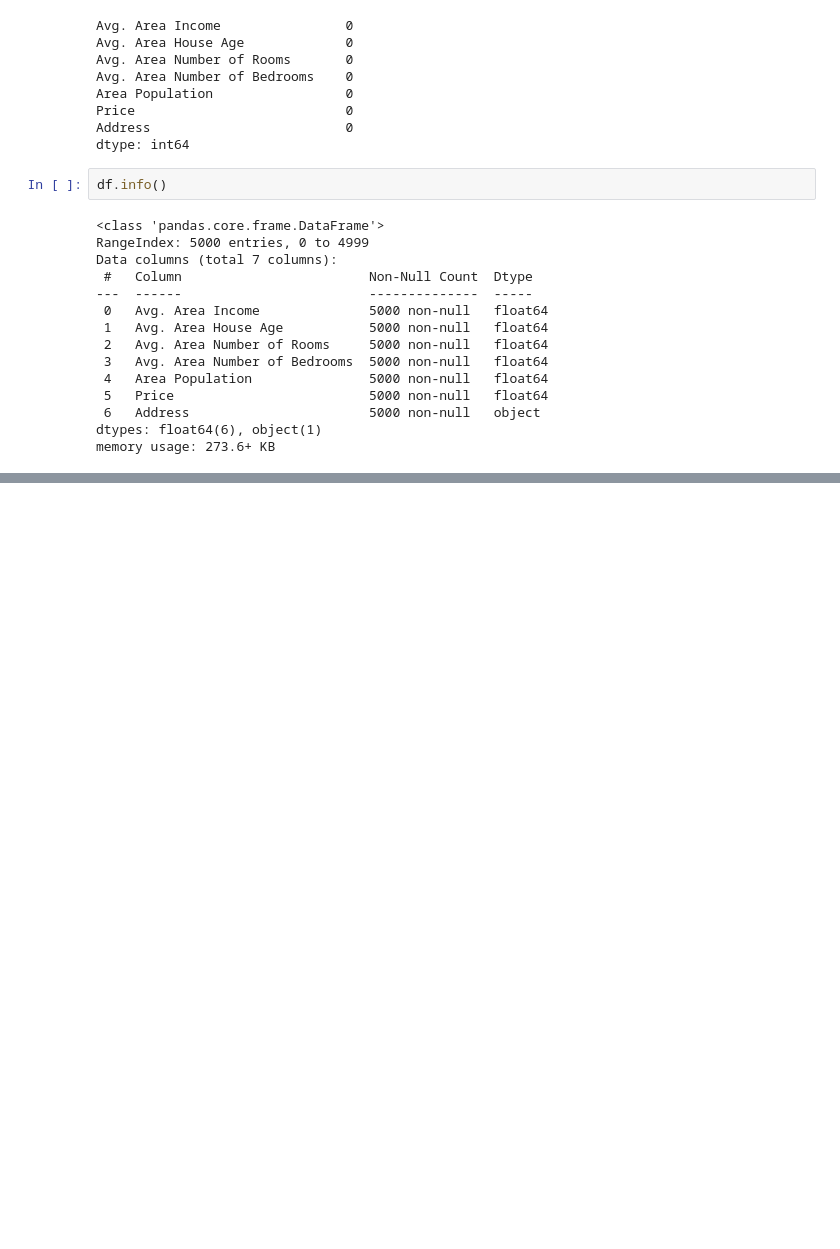
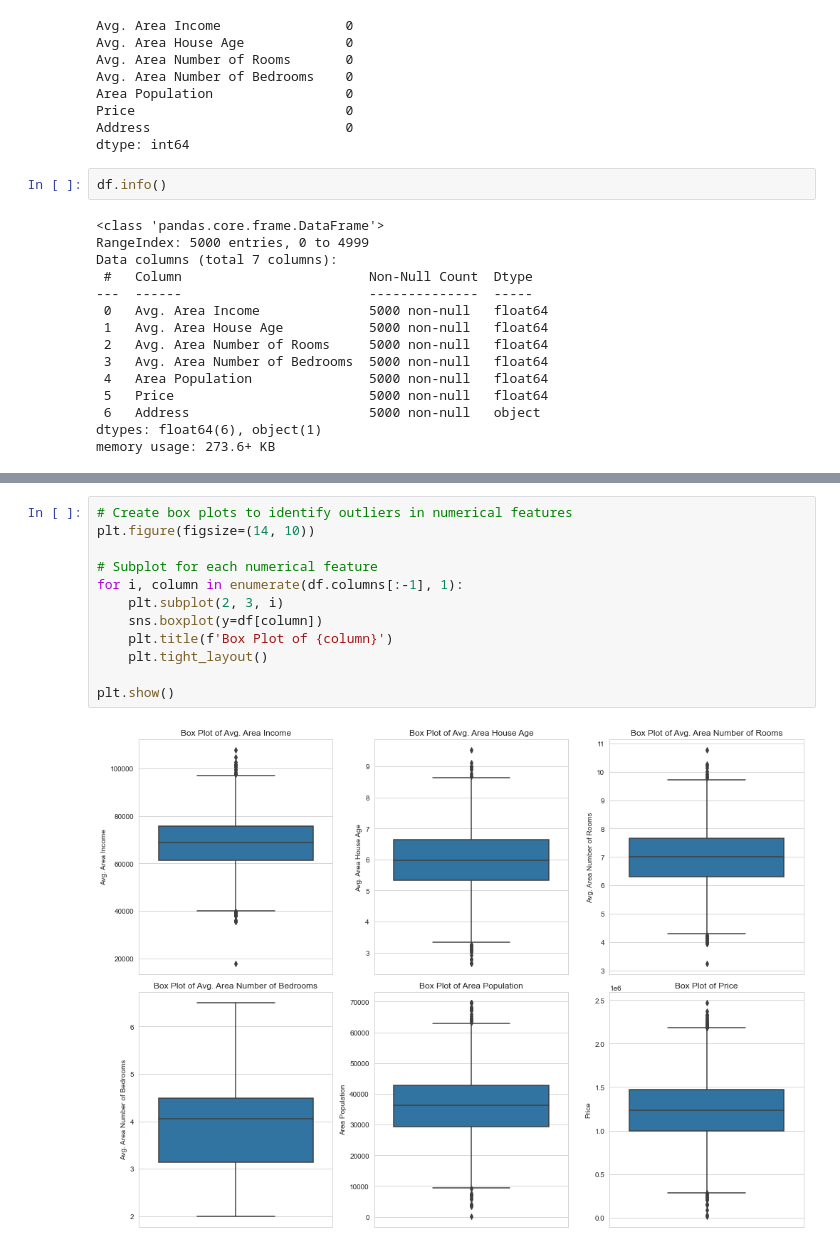
Before and after one commit to samar2605/House-Price-Prediction, a Jupyter notebook: Code.ipynb, the cells around one changed output, grey strips where cells are left out. Cells and saved outputs as stored; diff of their text form; blank space fills up the shorter version.

```diff
--- a/Code.ipynb
+++ b/Code.ipynb
@@ -44,0 +95,14 @@ memory usage: 273.6+ KB
+# %%
+# Create box plots to identify outliers in numerical features
+plt.figure(figsize=(14, 10))
+
+# Subplot for each numerical feature
+for i, column in enumerate(df.columns[:-1], 1):
+    plt.subplot(2, 3, i)
+    sns.boxplot(y=df[column])
+    plt.title(f'Box Plot of {column}')
+    plt.tight_layout()
+
+plt.show()
+# %% [output]
+[figure, added]
```
Also changed, not shown: parts of 10 cells of this notebook.
